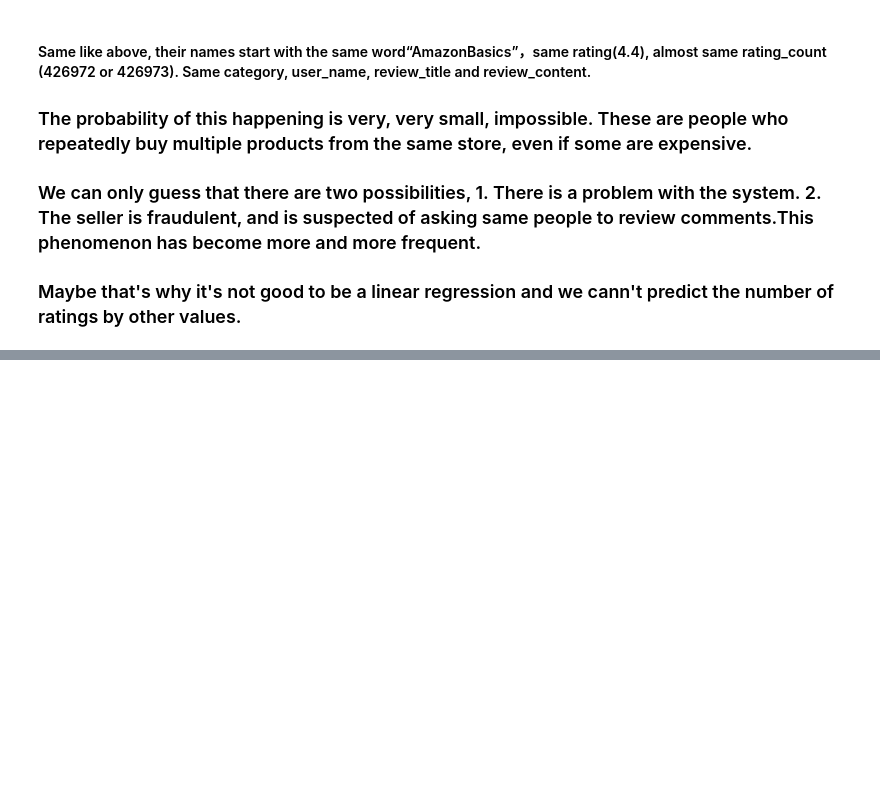
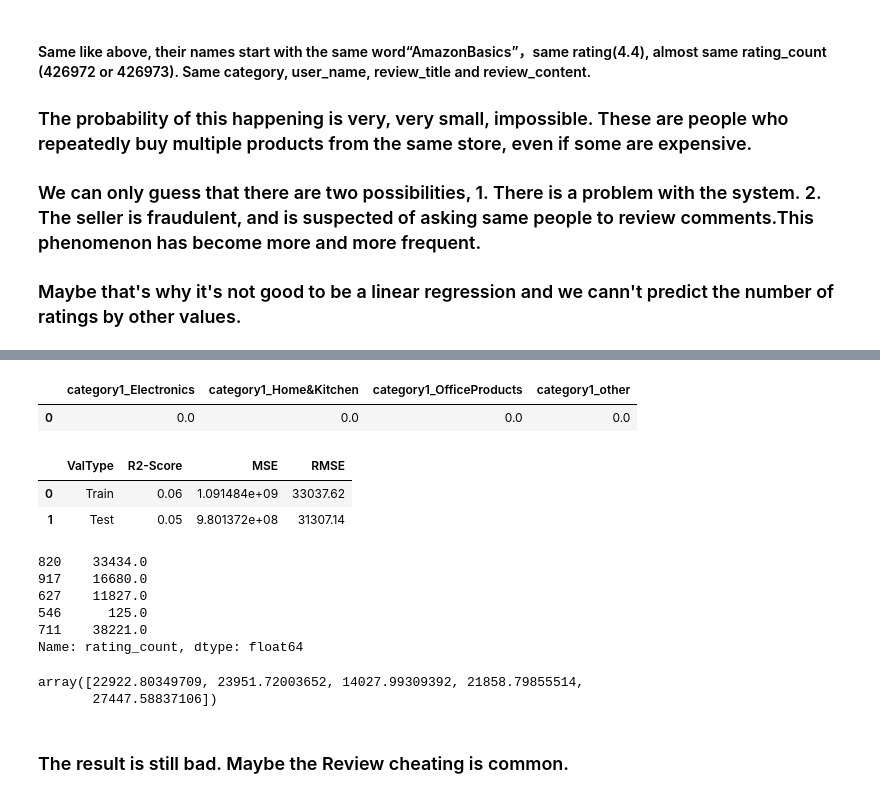
Before and after one commit to Jiaxing7/Mid-bootcamp-project, a Jupyter notebook: E-commerce Amazon.ipynb, the cells around one changed output, grey strips where cells are left out. Cells and saved outputs as stored; diff of their text form; code cells hidden in the pictures; blank space fills up the shorter version.

```diff
--- a/E-commerce Amazon.ipynb
+++ b/E-commerce Amazon.ipynb
@@ -930,3 +1032,65 @@ df.to_csv('clean data_amazon.csv', index=False)
+# %%
+# OneHot Encoding
+# Fitting the encoder
+encoder = OneHotEncoder(drop='first', handle_unknown = 'ignore').fit(X_train_catd)
+column_named = encoder.get_feature_names_out(X_train_catd.columns)
+# Encoding
+X_train_hotd = pd.DataFrame(encoder.transform(X_train_catd).toarray(), columns = column_named)
+X_test_hotd = pd.DataFrame(encoder.transform(X_test_catd).toarray(), columns = column_named)
+# %%
+display(X_train_hotd.head(1))
+# %% [output]
+|  | category1_Electronics | category1_Home&Kitchen | category1_OfficeProducts | category1_other |
+| 0 | 0.0 | 0.0 | 0.0 | 0.0 |
+# %%
+X_train_processedd = pd.concat([X_train_scaledd,X_train_hotd], axis = 1)
+X_test_processedd = pd.concat([X_test_scaledd,X_test_hotd], axis = 1)
+# %%
+# linear regression
+lm = linear_model.LinearRegression()
+# Fitting the model
+lm.fit(X_train_processedd,y_traind)
+# %%
+# Training Data
+# R2-Score
+predictions = lm.predict(X_train_processedd)
+r2score = round(r2_score(y_traind, predictions), 2)
+# Mean Square Error
+mse= round(mean_squared_error(y_traind,predictions))
+# Root Mean Square Error
+rmse = round(np.sqrt(mse), 2)
+# Mean Absolute Error
+mae = round(mean_absolute_error(y_traind, predictions), 2)
+# Test Data
+# R2-Score
+predictions = lm.predict(X_test_processedd)
+r2scoret = round(r2_score(y_testd, predictions), 2)
+# Mean Square Error
+mset= round(mean_squared_error(y_testd,predictions), 2)
+# Root Mean Square Error
+rmset = round(np.sqrt(mset), 2)
+# %%
+display(pd.DataFrame({'ValType': ['Train', 'Test'], 'R2-Score': [r2score, r2scoret], 'MSE': [mse, mset] , 'RMSE': [rmse, rmset]}))
+# %% [output]
+|  | ValType | R2-Score | MSE | RMSE |
+| 0 | Train | 0.06 | 1.091484e+09 | 33037.62 |
+| 1 | Test | 0.05 | 9.801372e+08 | 31307.14 |
+# %%
+y_test[:5]
+# %% [output]
+820    33434.0
+917    16680.0
+627    11827.0
+546      125.0
+711    38221.0
+Name: rating_count, dtype: float64
+# %%
+predictions[:5]
+# %% [output]
+array([22922.80349709, 23951.72003652, 14027.99309392, 21858.79855514,
+       27447.58837106])
+# %% [markdown]
+### The result is still bad. Maybe the Review cheating is common.
 # %%
 #question：
 # 1.The rating_count, rating, whether they are related to the discount, and price?
```
Also changed, not shown: parts of 24 cells of this notebook, 2 other files.
